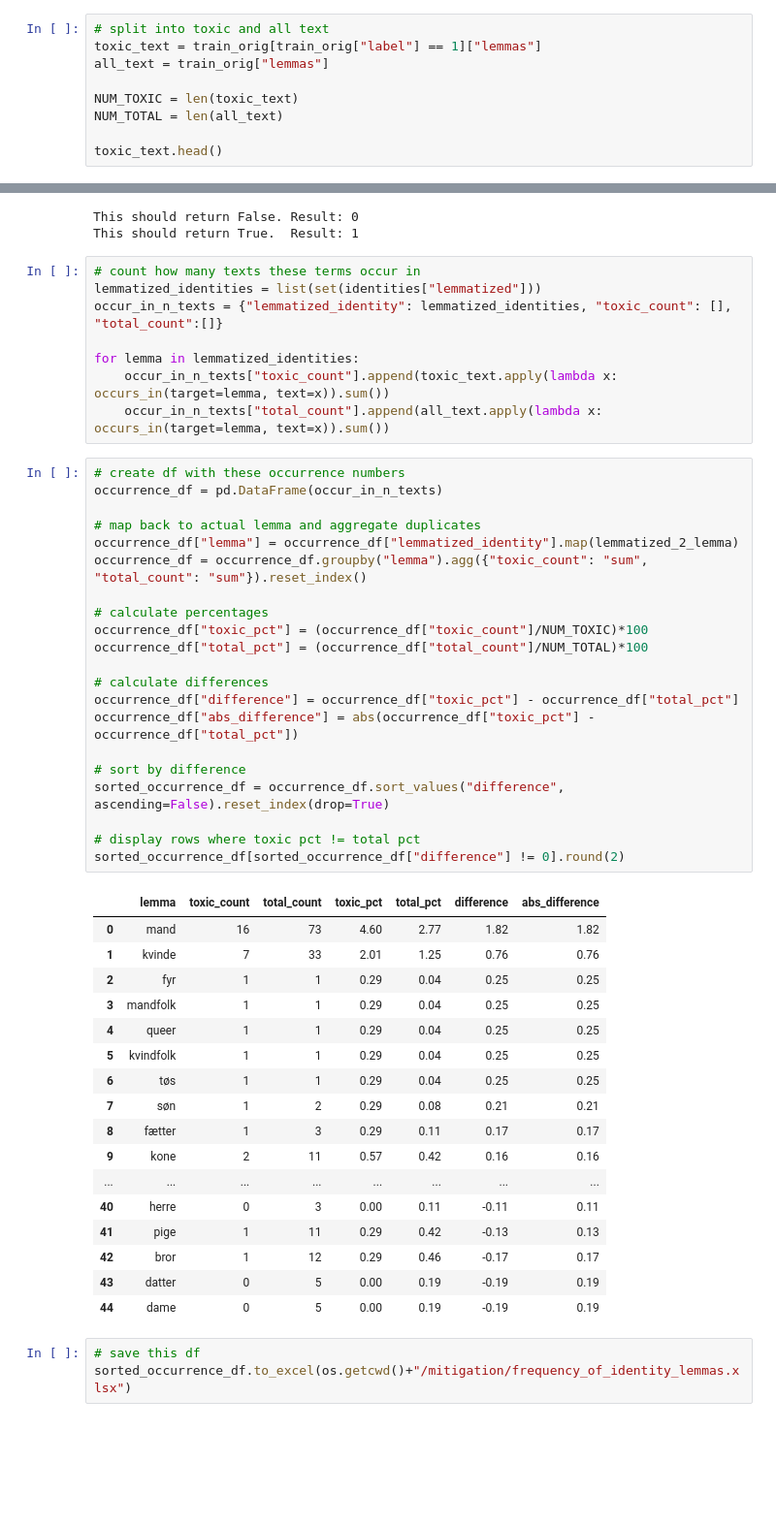
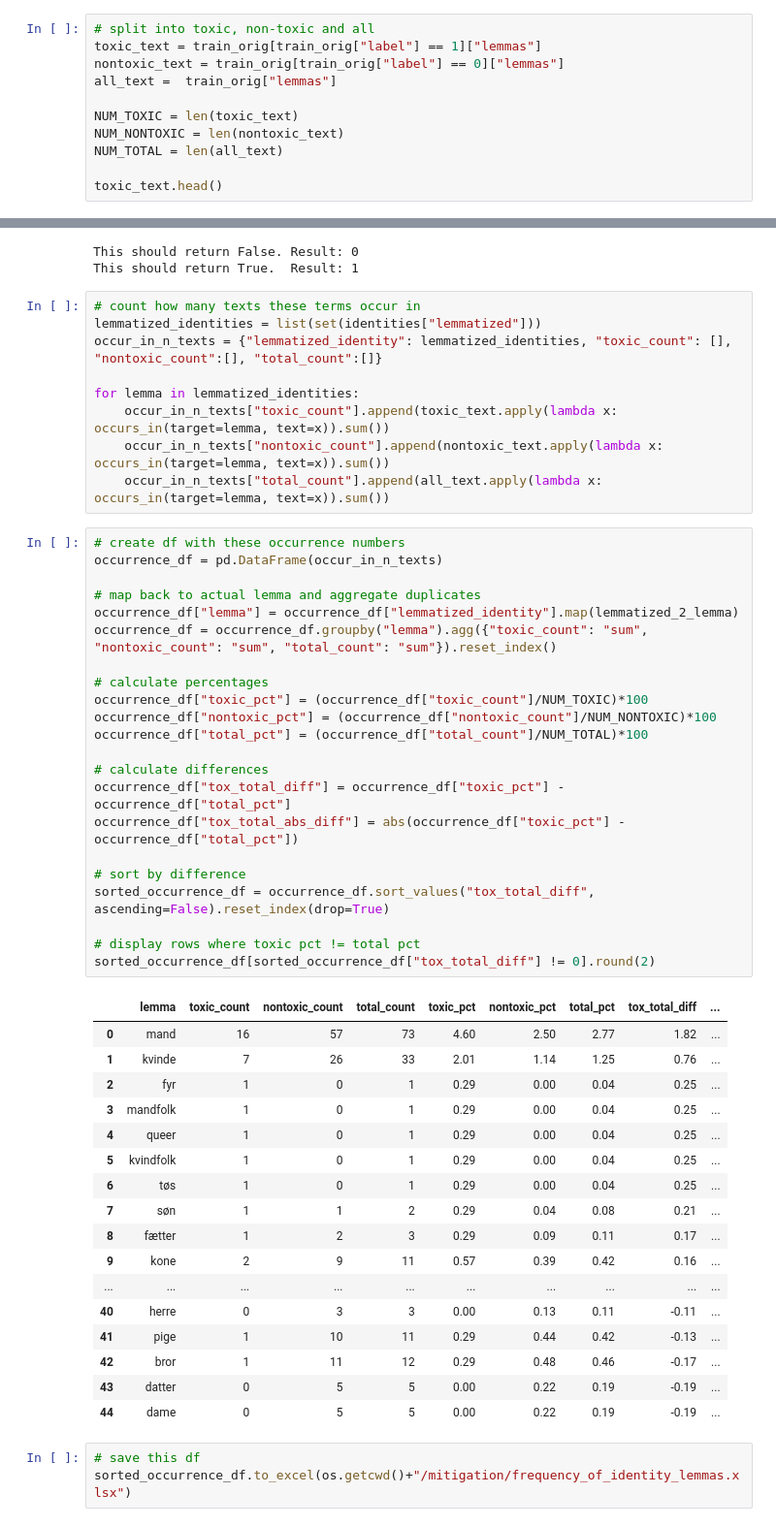
Before and after one commit to MajaMittag/gender-bias_da, a Jupyter notebook: toxicity_detection/mitigation/data_supplementation.ipynb, the cells around one changed output, grey strips where cells are left out. Shown at 97% size. Saved outputs shown, nothing was run; the diff lists cells and outputs as text; blank space fills up the shorter version.

Commit message:
calc toxicity at diff lengths

```diff
--- a/toxicity_detection/mitigation/data_supplementation.ipynb
+++ b/toxicity_detection/mitigation/data_supplementation.ipynb
@@ -114,11 +114,13 @@ train_orig.tail()
 # lemmatize the texts
 train_orig["lemmas"] = train_orig["tweet"].progress_apply(lemmatize_text)
 # %%
-# split into toxic and all text
+# split into toxic, non-toxic and all
 toxic_text = train_orig[train_orig["label"] == 1]["lemmas"]
-all_text = train_orig["lemmas"]
+nontoxic_text = train_orig[train_orig["label"] == 0]["lemmas"]
+all_text =  train_orig["lemmas"]
 
 NUM_TOXIC = len(toxic_text)
+NUM_NONTOXIC = len(nontoxic_text)
 NUM_TOTAL = len(all_text)
 
 toxic_text.head()
@@ -175,50 +177,52 @@ This should return True.  Result: 1
 # %%
 # count how many texts these terms occur in
 lemmatized_identities = list(set(identities["lemmatized"]))
-occur_in_n_texts = {"lemmatized_identity": lemmatized_identities, "toxic_count": [], "total_count":[]}
+occur_in_n_texts = {"lemmatized_identity": lemmatized_identities, "toxic_count": [], "nontoxic_count":[], "total_count":[]}
 
 for lemma in lemmatized_identities:
     occur_in_n_texts["toxic_count"].append(toxic_text.apply(lambda x: occurs_in(target=lemma, text=x)).sum())
+    occur_in_n_texts["nontoxic_count"].append(nontoxic_text.apply(lambda x: occurs_in(target=lemma, text=x)).sum())
     occur_in_n_texts["total_count"].append(all_text.apply(lambda x: occurs_in(target=lemma, text=x)).sum())
 # %%
 # create df with these occurrence numbers
 occurrence_df = pd.DataFrame(occur_in_n_texts)
 
 # map back to actual lemma and aggregate duplicates
 occurrence_df["lemma"] = occurrence_df["lemmatized_identity"].map(lemmatized_2_lemma)
-occurrence_df = occurrence_df.groupby("lemma").agg({"toxic_count": "sum", "total_count": "sum"}).reset_index()
+occurrence_df = occurrence_df.groupby("lemma").agg({"toxic_count": "sum", "nontoxic_count": "sum", "total_count": "sum"}).reset_index()
 
 # calculate percentages
 occurrence_df["toxic_pct"] = (occurrence_df["toxic_count"]/NUM_TOXIC)*100
+occurrence_df["nontoxic_pct"] = (occurrence_df["nontoxic_count"]/NUM_NONTOXIC)*100
 occurrence_df["total_pct"] = (occurrence_df["total_count"]/NUM_TOTAL)*100
 
 # calculate differences
-occurrence_df["difference"] = occurrence_df["toxic_pct"] - occurrence_df["total_pct"]
-occurrence_df["abs_difference"] = abs(occurrence_df["toxic_pct"] - occurrence_df["total_pct"])
+occurrence_df["tox_total_diff"] = occurrence_df["toxic_pct"] - occurrence_df["total_pct"]
+occurrence_df["tox_total_abs_diff"] = abs(occurrence_df["toxic_pct"] - occurrence_df["total_pct"])
 
 # sort by difference
-sorted_occurrence_df = occurrence_df.sort_values("difference", ascending=False).reset_index(drop=True)
+sorted_occurrence_df = occurrence_df.sort_values("tox_total_diff", ascending=False).reset_index(drop=True)
 
 # display rows where toxic pct != total pct
-sorted_occurrence_df[sorted_occurrence_df["difference"] != 0].round(2)
+sorted_occurrence_df[sorted_occurrence_df["tox_total_diff"] != 0].round(2)
 # %% [output]
-|  | lemma | toxic_count | total_count | toxic_pct | total_pct | difference | abs_difference |
-| 0 | mand | 16 | 73 | 4.60 | 2.77 | 1.82 | 1.82 |
-| 1 | kvinde | 7 | 33 | 2.01 | 1.25 | 0.76 | 0.76 |
-| 2 | fyr | 1 | 1 | 0.29 | 0.04 | 0.25 | 0.25 |
-| 3 | mandfolk | 1 | 1 | 0.29 | 0.04 | 0.25 | 0.25 |
-| 4 | queer | 1 | 1 | 0.29 | 0.04 | 0.25 | 0.25 |
-| 5 | kvindfolk | 1 | 1 | 0.29 | 0.04 | 0.25 | 0.25 |
-| 6 | tøs | 1 | 1 | 0.29 | 0.04 | 0.25 | 0.25 |
-| 7 | søn | 1 | 2 | 0.29 | 0.08 | 0.21 | 0.21 |
-| 8 | fætter | 1 | 3 | 0.29 | 0.11 | 0.17 | 0.17 |
-| 9 | kone | 2 | 11 | 0.57 | 0.42 | 0.16 | 0.16 |
-| ... | ... | ... | ... | ... | ... | ... | ... |
-| 40 | herre | 0 | 3 | 0.00 | 0.11 | -0.11 | 0.11 |
-| 41 | pige | 1 | 11 | 0.29 | 0.42 | -0.13 | 0.13 |
-| 42 | bror | 1 | 12 | 0.29 | 0.46 | -0.17 | 0.17 |
-| 43 | datter | 0 | 5 | 0.00 | 0.19 | -0.19 | 0.19 |
-| 44 | dame | 0 | 5 | 0.00 | 0.19 | -0.19 | 0.19 |
+|  | lemma | toxic_count | nontoxic_count | total_count | toxic_pct | nontoxic_pct | total_pct | tox_total_diff | ... |
+| 0 | mand | 16 | 57 | 73 | 4.60 | 2.50 | 2.77 | 1.82 | ... |
+| 1 | kvinde | 7 | 26 | 33 | 2.01 | 1.14 | 1.25 | 0.76 | ... |
+| 2 | fyr | 1 | 0 | 1 | 0.29 | 0.00 | 0.04 | 0.25 | ... |
+| 3 | mandfolk | 1 | 0 | 1 | 0.29 | 0.00 | 0.04 | 0.25 | ... |
+| 4 | queer | 1 | 0 | 1 | 0.29 | 0.00 | 0.04 | 0.25 | ... |
+| 5 | kvindfolk | 1 | 0 | 1 | 0.29 | 0.00 | 0.04 | 0.25 | ... |
+| 6 | tøs | 1 | 0 | 1 | 0.29 | 0.00 | 0.04 | 0.25 | ... |
+| 7 | søn | 1 | 1 | 2 | 0.29 | 0.04 | 0.08 | 0.21 | ... |
+| 8 | fætter | 1 | 2 | 3 | 0.29 | 0.09 | 0.11 | 0.17 | ... |
+| 9 | kone | 2 | 9 | 11 | 0.57 | 0.39 | 0.42 | 0.16 | ... |
+| ... | ... | ... | ... | ... | ... | ... | ... | ... | ... |
+| 40 | herre | 0 | 3 | 3 | 0.00 | 0.13 | 0.11 | -0.11 | ... |
+| 41 | pige | 1 | 10 | 11 | 0.29 | 0.44 | 0.42 | -0.13 | ... |
+| 42 | bror | 1 | 11 | 12 | 0.29 | 0.48 | 0.46 | -0.17 | ... |
+| 43 | datter | 0 | 5 | 5 | 0.00 | 0.22 | 0.19 | -0.19 | ... |
+| 44 | dame | 0 | 5 | 5 | 0.00 | 0.22 | 0.19 | -0.19 | ... |
 # %%
 # save this df
 sorted_occurrence_df.to_excel(os.getcwd()+"/mitigation/frequency_of_identity_lemmas.xlsx")
```
Also changed, not shown: parts of 11 cells of this notebook, 2 other files.
